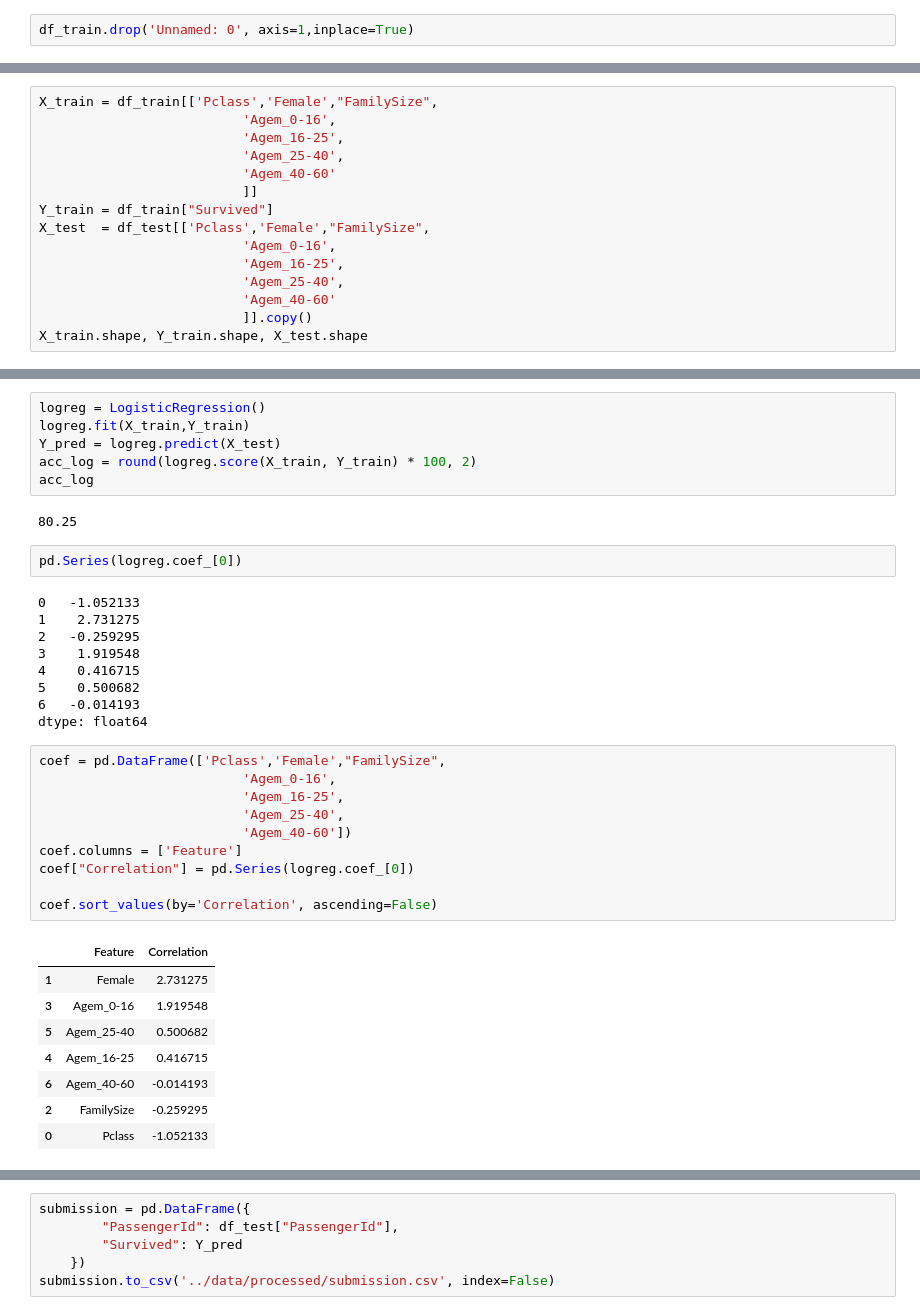
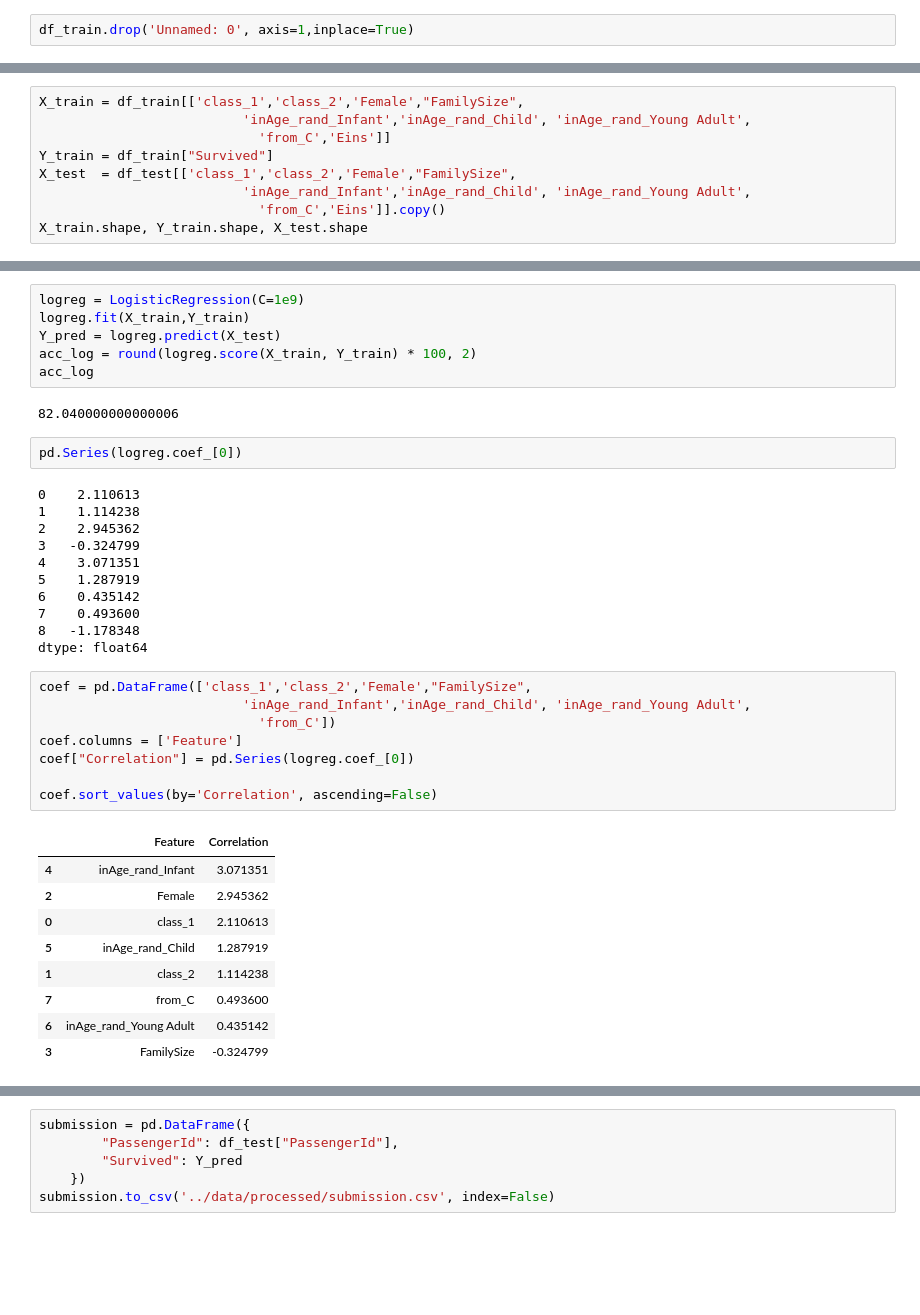
Before and after one commit to gettecr/TitanicKaggle, a Jupyter notebook: notebooks/2.0-crg-regression-modeling.ipynb, the cells around one changed output, grey strips where cells are left out. Cells and saved outputs as stored; diff of their text form; blank space fills up the shorter version.

```diff
--- a/notebooks/2.0-crg-regression-modeling.ipynb
+++ b/notebooks/2.0-crg-regression-modeling.ipynb
@@ -29,16 +31,10 @@ from sklearn.tree import DecisionTreeClassifier
 # %%
-X_train = df_train[['Pclass','Female',"FamilySize",
-                          'Agem_0-16',
-                          'Agem_16-25',
-                          'Agem_25-40',
-                          'Agem_40-60'
-                          ]]
+X_train = df_train[['class_1','class_2','Female',"FamilySize",
+                          'inAge_rand_Infant','inAge_rand_Child', 'inAge_rand_Young Adult',
+                            'from_C','Eins']]
 Y_train = df_train["Survived"]
-X_test  = df_test[['Pclass','Female',"FamilySize",
-                          'Agem_0-16',
-                          'Agem_16-25',
-                          'Agem_25-40',
-                          'Agem_40-60'
-                          ]].copy()
+X_test  = df_test[['class_1','class_2','Female',"FamilySize",
+                          'inAge_rand_Infant','inAge_rand_Child', 'inAge_rand_Young Adult',
+                            'from_C','Eins']].copy()
 X_train.shape, Y_train.shape, X_test.shape
 # %% [output]
@@ -46,41 +68,42 @@ X_train.shape, Y_train.shape, X_test.shape
 # %%
-logreg = LogisticRegression()
+logreg = LogisticRegression(C=1e9)
 logreg.fit(X_train,Y_train)
 Y_pred = logreg.predict(X_test)
 acc_log = round(logreg.score(X_train, Y_train) * 100, 2)
 acc_log
 # %% [output]
-80.25
+82.040000000000006
 # %%
 pd.Series(logreg.coef_[0])
 # %% [output]
-0   -1.052133
-1    2.731275
-2   -0.259295
-3    1.919548
-4    0.416715
-5    0.500682
-6   -0.014193
+0    2.110613
+1    1.114238
+2    2.945362
+3   -0.324799
+4    3.071351
+5    1.287919
+6    0.435142
+7    0.493600
+8   -1.178348
 dtype: float64
 # %%
-coef = pd.DataFrame(['Pclass','Female',"FamilySize",
-                          'Agem_0-16',
-                          'Agem_16-25',
-                          'Agem_25-40',
-                          'Agem_40-60'])
+coef = pd.DataFrame(['class_1','class_2','Female',"FamilySize",
+                          'inAge_rand_Infant','inAge_rand_Child', 'inAge_rand_Young Adult',
+                            'from_C'])
 coef.columns = ['Feature']
 coef["Correlation"] = pd.Series(logreg.coef_[0])
 
 coef.sort_values(by='Correlation', ascending=False)
 # %% [output]
 |  | Feature | Correlation |
-| 1 | Female | 2.731275 |
-| 3 | Agem_0-16 | 1.919548 |
-| 5 | Agem_25-40 | 0.500682 |
-| 4 | Agem_16-25 | 0.416715 |
-| 6 | Agem_40-60 | -0.014193 |
-| 2 | FamilySize | -0.259295 |
-| 0 | Pclass | -1.052133 |
+| 4 | inAge_rand_Infant | 3.071351 |
+| 2 | Female | 2.945362 |
+| 0 | class_1 | 2.110613 |
+| 5 | inAge_rand_Child | 1.287919 |
+| 1 | class_2 | 1.114238 |
+| 7 | from_C | 0.493600 |
+| 6 | inAge_rand_Young Adult | 0.435142 |
+| 3 | FamilySize | -0.324799 |
 # %%
 # Support Vector Machines
 
```
Also changed, not shown: parts of 9 cells of this notebook, 12 other files.
